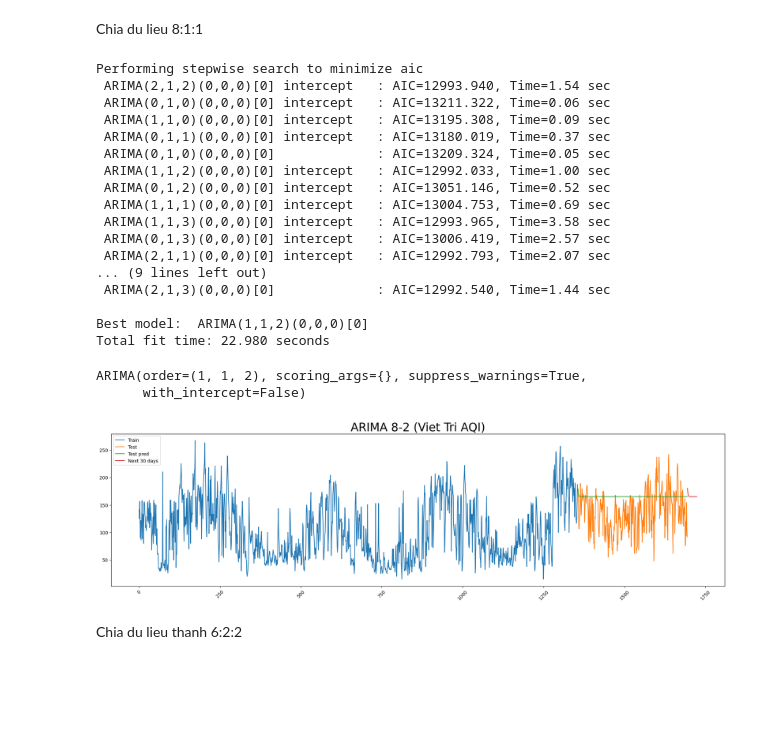
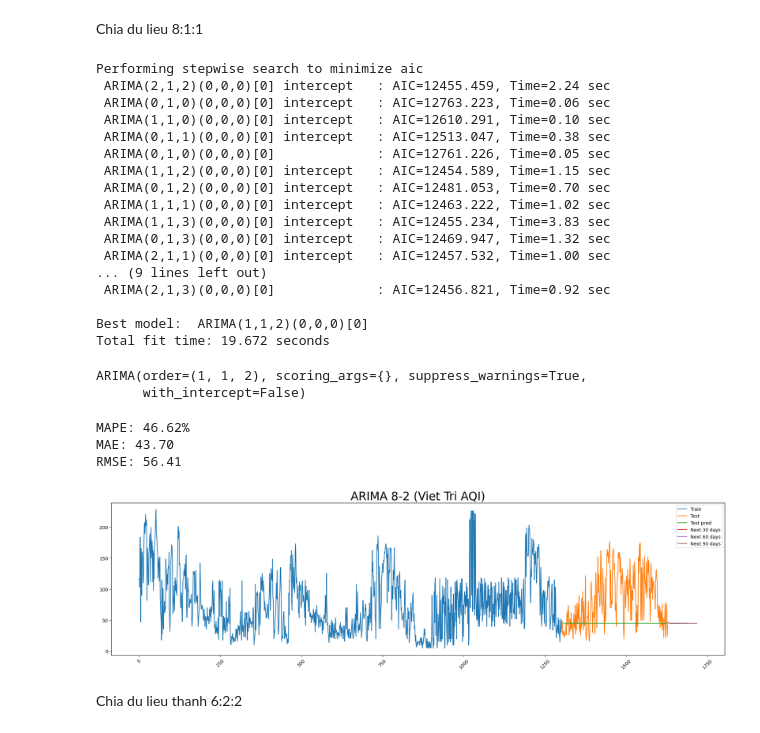
Before and after one commit to ngoctuanuit/IS403_O21_12, a Jupyter notebook: Model/Arima.ipynb, the cells around one changed output. Cells and saved outputs as stored; diff of their text form; code cells hidden in the pictures; blank space fills up the shorter version.

```diff
--- a/Model/Arima.ipynb
+++ b/Model/Arima.ipynb
@@ -482,7 +608,7 @@ plt.show()
 **Du doan cho du lieu Viet Tri**
 # %%
 # Lay du lieu
-df = pd.read_csv('/content/drive/My Drive/Dataset_PTDLKD/AQI_VietTri_Done.csv')
+df = pd.read_csv('/content/drive/My Drive/Dataset_PTDLKD/AQI_VietTri_Updated.csv')
 df = df.dropna()
 df['date'] = pd.to_datetime(df['date'])
 # df = df.sort_values(by='date')
@@ -579,52 +727,75 @@ model = auto_arima(train_data['AQI'],
 model.fit(train_data['AQI'])
 # %% [output]
 Performing stepwise search to minimize aic
- ARIMA(2,1,2)(0,0,0)[0] intercept   : AIC=12993.940, Time=1.54 sec
- ARIMA(0,1,0)(0,0,0)[0] intercept   : AIC=13211.322, Time=0.06 sec
- ARIMA(1,1,0)(0,0,0)[0] intercept   : AIC=13195.308, Time=0.09 sec
- ARIMA(0,1,1)(0,0,0)[0] intercept   : AIC=13180.019, Time=0.37 sec
- ARIMA(0,1,0)(0,0,0)[0]             : AIC=13209.324, Time=0.05 sec
- ARIMA(1,1,2)(0,0,0)[0] intercept   : AIC=12992.033, Time=1.00 sec
- ARIMA(0,1,2)(0,0,0)[0] intercept   : AIC=13051.146, Time=0.52 sec
- ARIMA(1,1,1)(0,0,0)[0] intercept   : AIC=13004.753, Time=0.69 sec
- ARIMA(1,1,3)(0,0,0)[0] intercept   : AIC=12993.965, Time=3.58 sec
- ARIMA(0,1,3)(0,0,0)[0] intercept   : AIC=13006.419, Time=2.57 sec
- ARIMA(2,1,1)(0,0,0)[0] intercept   : AIC=12992.793, Time=2.07 sec
+ ARIMA(2,1,2)(0,0,0)[0] intercept   : AIC=12455.459, Time=2.24 sec
+ ARIMA(0,1,0)(0,0,0)[0] intercept   : AIC=12763.223, Time=0.06 sec
+ ARIMA(1,1,0)(0,0,0)[0] intercept   : AIC=12610.291, Time=0.10 sec
+ ARIMA(0,1,1)(0,0,0)[0] intercept   : AIC=12513.047, Time=0.38 sec
+ ARIMA(0,1,0)(0,0,0)[0]             : AIC=12761.226, Time=0.05 sec
+ ARIMA(1,1,2)(0,0,0)[0] intercept   : AIC=12454.589, Time=1.15 sec
+ ARIMA(0,1,2)(0,0,0)[0] intercept   : AIC=12481.053, Time=0.70 sec
+ ARIMA(1,1,1)(0,0,0)[0] intercept   : AIC=12463.222, Time=1.02 sec
+ ARIMA(1,1,3)(0,0,0)[0] intercept   : AIC=12455.234, Time=3.83 sec
+ ARIMA(0,1,3)(0,0,0)[0] intercept   : AIC=12469.947, Time=1.32 sec
+ ARIMA(2,1,1)(0,0,0)[0] intercept   : AIC=12457.532, Time=1.00 sec
 ... (9 lines left out)
- ARIMA(2,1,3)(0,0,0)[0]             : AIC=12992.540, Time=1.44 sec
+ ARIMA(2,1,3)(0,0,0)[0]             : AIC=12456.821, Time=0.92 sec
 
 Best model:  ARIMA(1,1,2)(0,0,0)[0]
-Total fit time: 22.980 seconds
+Total fit time: 19.672 seconds
 ARIMA(order=(1, 1, 2), scoring_args={}, suppress_warnings=True,
       with_intercept=False)
 # %%
 # Test
 test_pred = model.predict(n_periods=len(test_data.index))
 
-# Dự đoán 10 tháng tiếp theo
+# Dự đoán 30, 60, 90 ngay tiếp theo
 next_30days_pred = model.predict( n_periods=30)
+next_60days_pred = model.predict( n_periods=60)
+next_90days_pred = model.predict( n_periods=90)
+# %%
+# Đánh giá trên tập test
+from sklearn.metrics import mean_absolute_error, mean_squared_error
+import numpy as np
+mape = np.mean(np.abs((test_data['AQI'] - test_pred) / test_data['AQI'])) * 100
+mae = mean_absolute_error(test_data['AQI'], test_pred)
+rmse = np.sqrt(mean_squared_error(test_data['AQI'], test_pred))
+
+print(f'MAPE: {mape:.2f}%')
+print(f'MAE: {mae:.2f}')
+print(f'RMSE: {rmse:.2f}')
+# %% [output]
+MAPE: 46.62%
+MAE: 43.70
+RMSE: 56.41
 # %%
 # Lấy giá trị của cột number_days ở dòng cuối cùng
 last_number_days = df.index[-1]
 
 # Tạo một Series mới với 30 ngày tiếp theo dựa vào giá trị cuối cùng của cột number_days
 next_30_days_data = pd.Series(range(last_number_days + 1, last_number_days + 31))
+next_60_days_data = pd.Series(range(last_number_days + 1, last_number_days + 61))
+next_90_days_data = pd.Series(range(last_number_days + 1, last_number_days + 91))
+
 
 
 plt.figure(figsize=(24, 6))
 plt.plot(train_data.index, train_data['AQI'])
 plt.plot(test_data.index, test_data['AQI'])
 
 
 plt.plot(test_data.index, test_pred)
 plt.plot(next_30_days_data , next_30days_pred)
-plt.legend(['Train', 'Test','Test pred', 'Next 30 days'])
+plt.plot(next_60_days_data , next_60days_pred)
+plt.plot(next_90_days_data , next_90days_pred)
+
+plt.legend(['Train', 'Test', 'Test pred','Next 30 days'  ,'Next 60 days' ,'Next 90 days'])
 plt.xticks(rotation=45)
 plt.title('ARIMA 8-2 (Viet Tri AQI)', fontsize=25)
 
 plt.show()
 # %% [output]
-[figure, old version]
+[figure, new version]
 # %% [markdown]
 Chia du lieu thanh 6:2:2
 # %%
```
Also changed, not shown: parts of 37 cells of this notebook, 1 other file.
